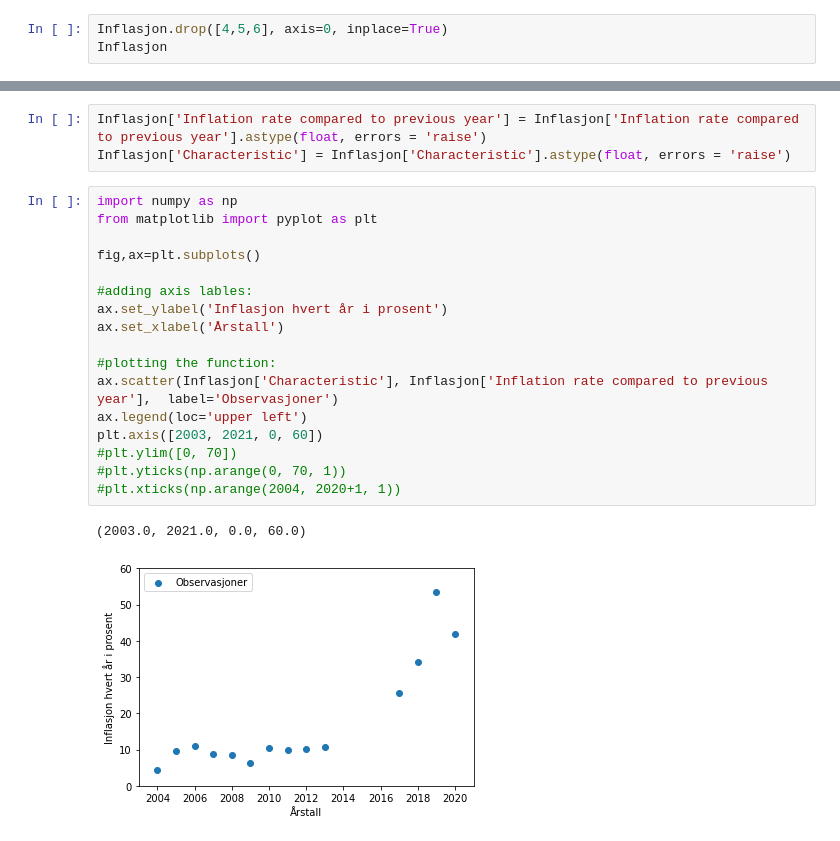
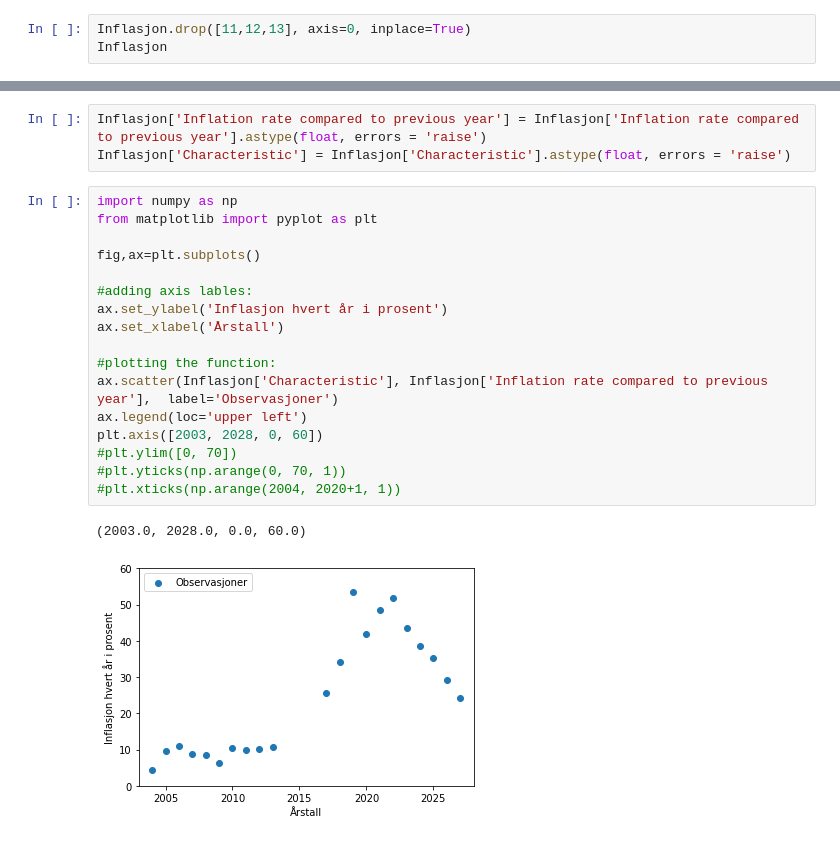
Before and after one commit to jjo206/sok-1005-v22, a Jupyter notebook: Mappeoppgave5.ipynb, the cells around one changed output, grey strips where cells are left out. Drawn from its saved outputs; the diff is of its cells as text.

```diff
--- a/Mappeoppgave5.ipynb
+++ b/Mappeoppgave5.ipynb
@@ -102,5 +102,5 @@ Inflasjon
 # %%
-Inflasjon.drop([4,5,6], axis=0, inplace=True)
+Inflasjon.drop([11,12,13], axis=0, inplace=True)
 Inflasjon
 # %% [output]
 |  | Characteristic | Inflation rate compared to previo... |
@@ -124,23 +126,23 @@ Inflasjon['Characteristic'] = Inflasjon['Characteristic'].astype(float, errors =
 # %%
 import numpy as np
 from matplotlib import pyplot as plt
 
 fig,ax=plt.subplots()
 
 #adding axis lables:
 ax.set_ylabel('Inflasjon hvert år i prosent')
 ax.set_xlabel('Årstall')
 
 #plotting the function:
 ax.scatter(Inflasjon['Characteristic'], Inflasjon['Inflation rate compared to previous year'],  label='Observasjoner')
 ax.legend(loc='upper left')
-plt.axis([2003, 2021, 0, 60])
+plt.axis([2003, 2028, 0, 60])
 #plt.ylim([0, 70])
 #plt.yticks(np.arange(0, 70, 1))
 #plt.xticks(np.arange(2004, 2020+1, 1))
 # %% [output]
-(2003.0, 2021.0, 0.0, 60.0)
+(2003.0, 2028.0, 0.0, 60.0)
-[figure, old version]
+[figure, new version]
 # %%
 y=Inflasjon['Inflation rate compared to previous year']
 pd.DataFrame(y)
```
Also changed, not shown: parts of 11 cells of this notebook, 1 other file.
